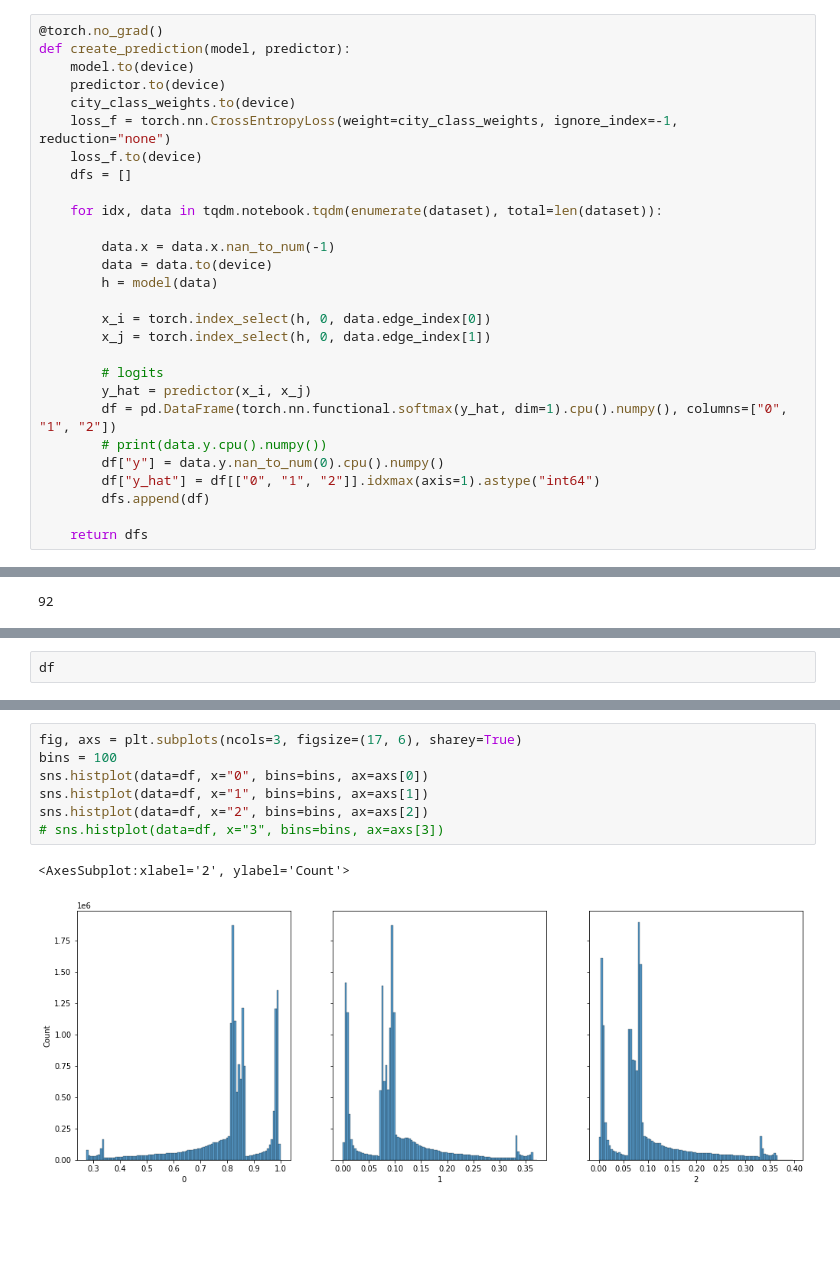
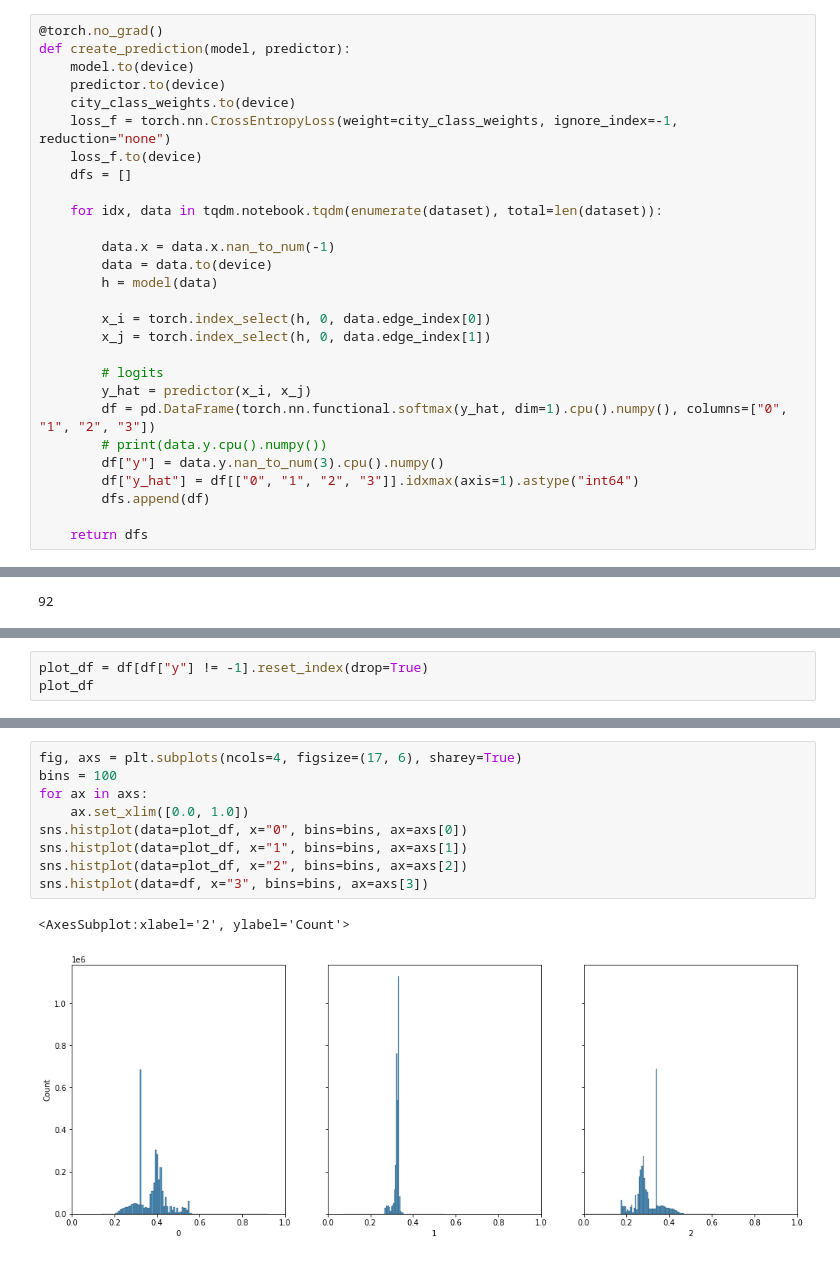
Before and after one commit to MarkusSpanring/NeurIPS2022-traffic4cast, a Jupyter notebook: baselines/GNN/explore_GNN_prediction.ipynb, the cells around one changed output, grey strips where cells are left out. Drawn from its saved outputs; the diff is of its cells as text; blank space fills up the shorter version.

```diff
--- a/baselines/GNN/explore_GNN_prediction.ipynb
+++ b/baselines/GNN/explore_GNN_prediction.ipynb
@@ -97,10 +97,10 @@ def create_prediction(model, predictor):
 
         # logits
         y_hat = predictor(x_i, x_j)
-        df = pd.DataFrame(torch.nn.functional.softmax(y_hat, dim=1).cpu().numpy(), columns=["0", "1", "2"])
+        df = pd.DataFrame(torch.nn.functional.softmax(y_hat, dim=1).cpu().numpy(), columns=["0", "1", "2", "3"])
         # print(data.y.cpu().numpy())
-        df["y"] = data.y.nan_to_num(0).cpu().numpy()
-        df["y_hat"] = df[["0", "1", "2"]].idxmax(axis=1).astype("int64")
+        df["y"] = data.y.nan_to_num(3).cpu().numpy()
+        df["y_hat"] = df[["0", "1", "2", "3"]].idxmax(axis=1).astype("int64")
         dfs.append(df)
 
     return dfs
@@ -165,3 +163,4 @@ FileNotFoundError: /scratch/t4c22/public_data/withheld/golden/london/labels/cc_l
 # %%
-df
+plot_df = df[df["y"] != -1].reset_index(drop=True)
+plot_df
 # %% [output]
@@ -181,13 +180,15 @@ df
 # %%
-fig, axs = plt.subplots(ncols=3, figsize=(17, 6), sharey=True)
+fig, axs = plt.subplots(ncols=4, figsize=(17, 6), sharey=True)
 bins = 100
-sns.histplot(data=df, x="0", bins=bins, ax=axs[0])
-sns.histplot(data=df, x="1", bins=bins, ax=axs[1])
-sns.histplot(data=df, x="2", bins=bins, ax=axs[2])
-# sns.histplot(data=df, x="3", bins=bins, ax=axs[3])
+for ax in axs:
+    ax.set_xlim([0.0, 1.0])
+sns.histplot(data=plot_df, x="0", bins=bins, ax=axs[0])
+sns.histplot(data=plot_df, x="1", bins=bins, ax=axs[1])
+sns.histplot(data=plot_df, x="2", bins=bins, ax=axs[2])
+sns.histplot(data=df, x="3", bins=bins, ax=axs[3])
 # %% [output]
 <AxesSubplot:xlabel='2', ylabel='Count'>
-[figure, old version]
+[figure, new version]
 # %%
 from sklearn.metrics import confusion_matrix
 
```
Also changed, not shown: parts of 6 cells of this notebook, 6 other files.
